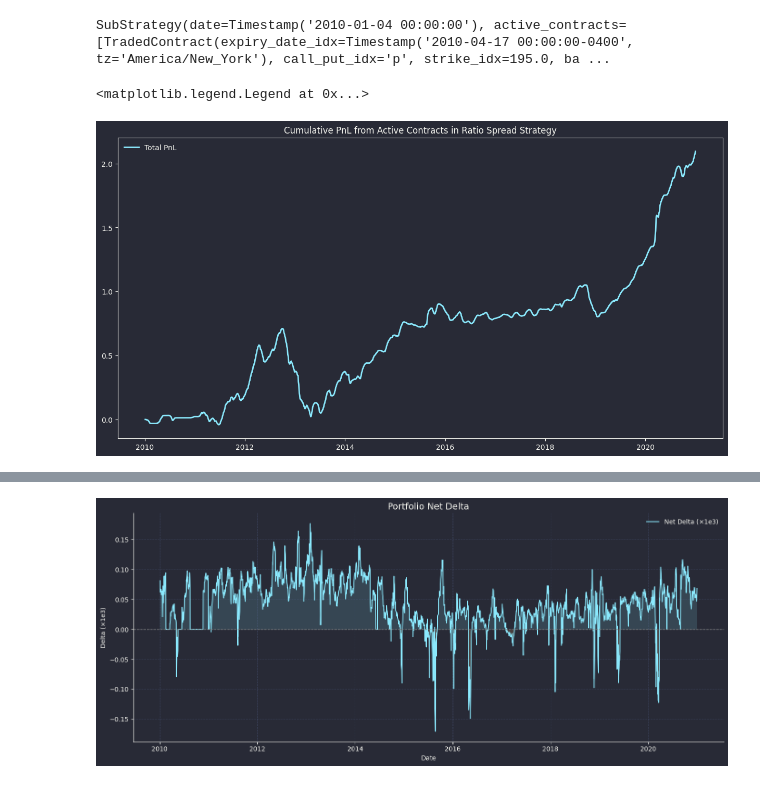
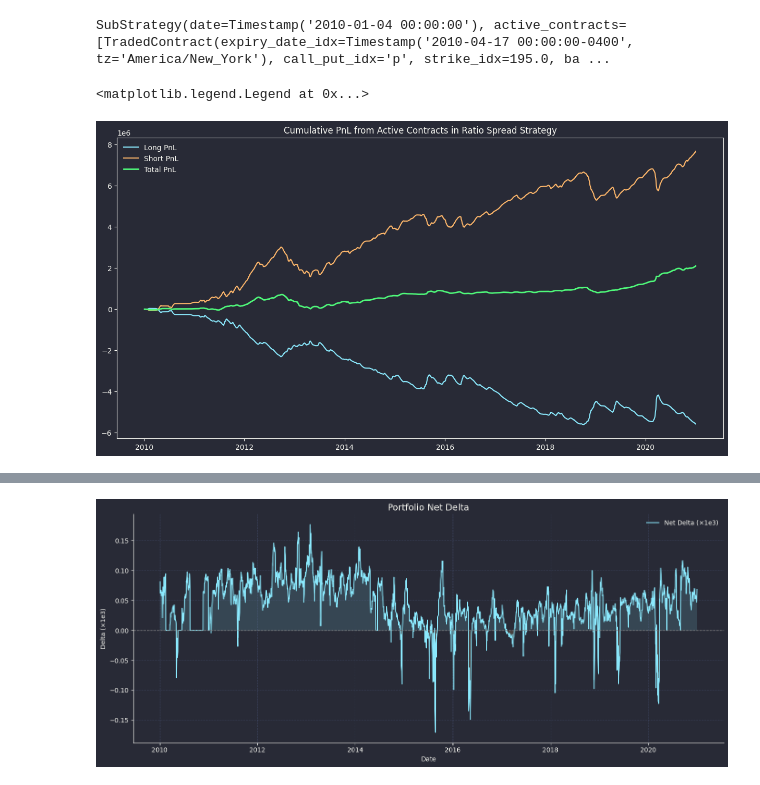
Before and after one commit to cja119/options_wizard, a Jupyter notebook: notebooks/individual_spread.ipynb, the cells around one changed output, grey strips where cells are left out. Drawn from its saved outputs; the diff is of its cells as text; code cells hidden in the pictures.

```diff
--- a/notebooks/individual_spread.ipynb
+++ b/notebooks/individual_spread.ipynb
@@ -208,34 +208,34 @@ SubStrategy(date=Timestamp('2010-01-04 00:00:00'), active_contracts=[TradedContr
 # %%
 pos_val = data_manager.combined_outputs['multi_stock']['equity_obj'].apply(
     lambda x: sum(
         c.current_pnl
         for c in x.active_contracts
     )
 )
 
 pnl_shorts = data_manager.combined_outputs['multi_stock']['equity_obj'].apply(
     lambda x: sum(
         c.current_pnl
         for c in x.active_contracts if c.scaled_position < 0
     )
 )
 
 pnl_longs = data_manager.combined_outputs['multi_stock']['equity_obj'].apply(
     lambda x: sum(
         c.current_pnl
         for c in x.active_contracts if c.scaled_position > 0
     )
 )
 
 plt.figure(figsize=(15,7.5))
-#plt.plot(pnl_longs.cumsum(), label='Long PnL')
-#plt.plot(pnl_shorts.cumsum(), label='Short PnL')
+plt.plot(pnl_longs.cumsum(), label='Long PnL')
+plt.plot(pnl_shorts.cumsum(), label='Short PnL')
 plt.plot(pos_val.cumsum(), label='Total PnL', linewidth=2)
 plt.title("Cumulative PnL from Active Contracts in Ratio Spread Strategy")
 plt.legend()
 # %% [output]
 <matplotlib.legend.Legend at 0x...>
-[figure, old version]
+[figure, new version]
 # %%
 delta = data_manager.combined_outputs['multi_stock']['equity_obj'].apply(
     lambda x: sum(
```
Also changed, not shown: parts of 6 cells of this notebook, 2 other files.
